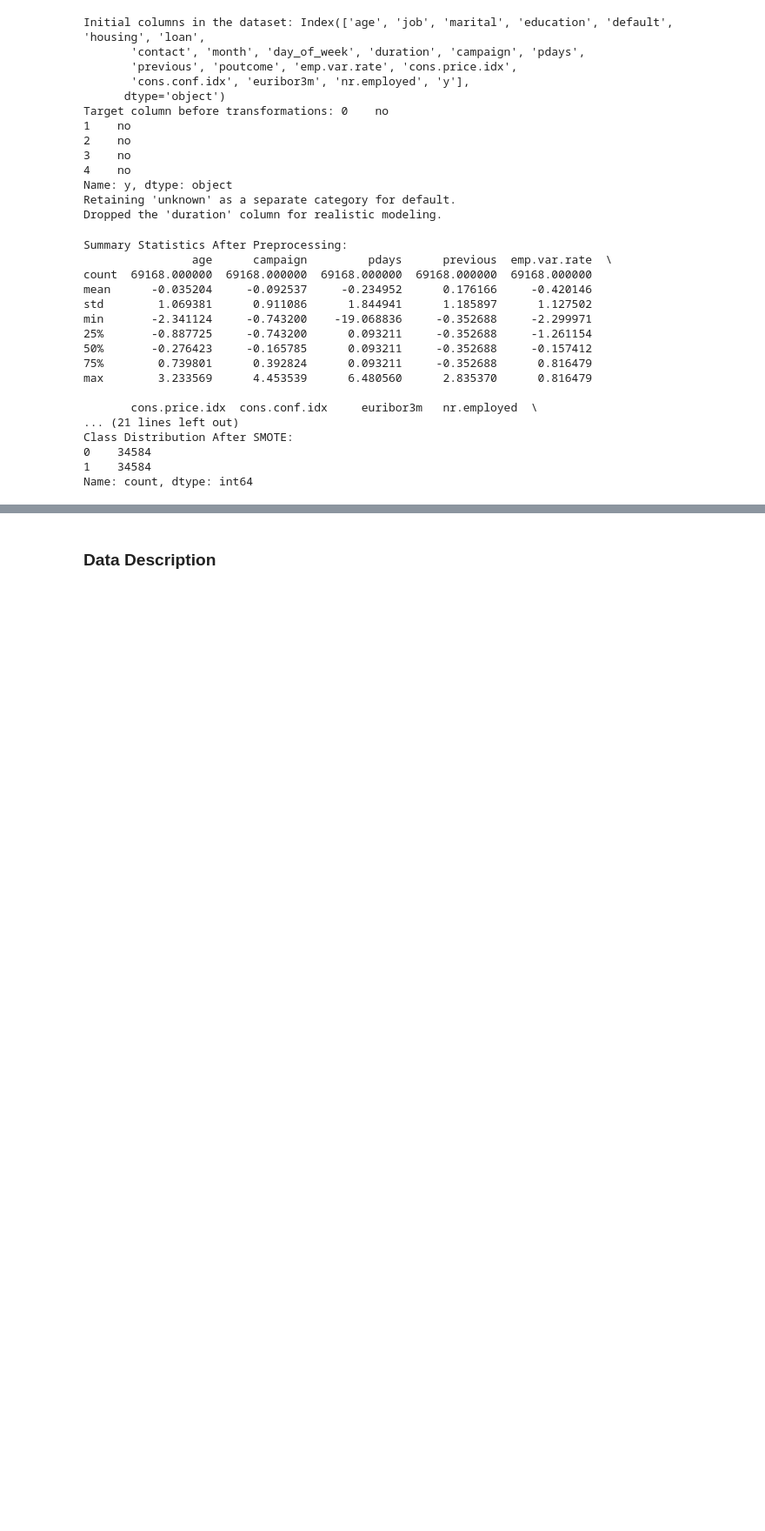
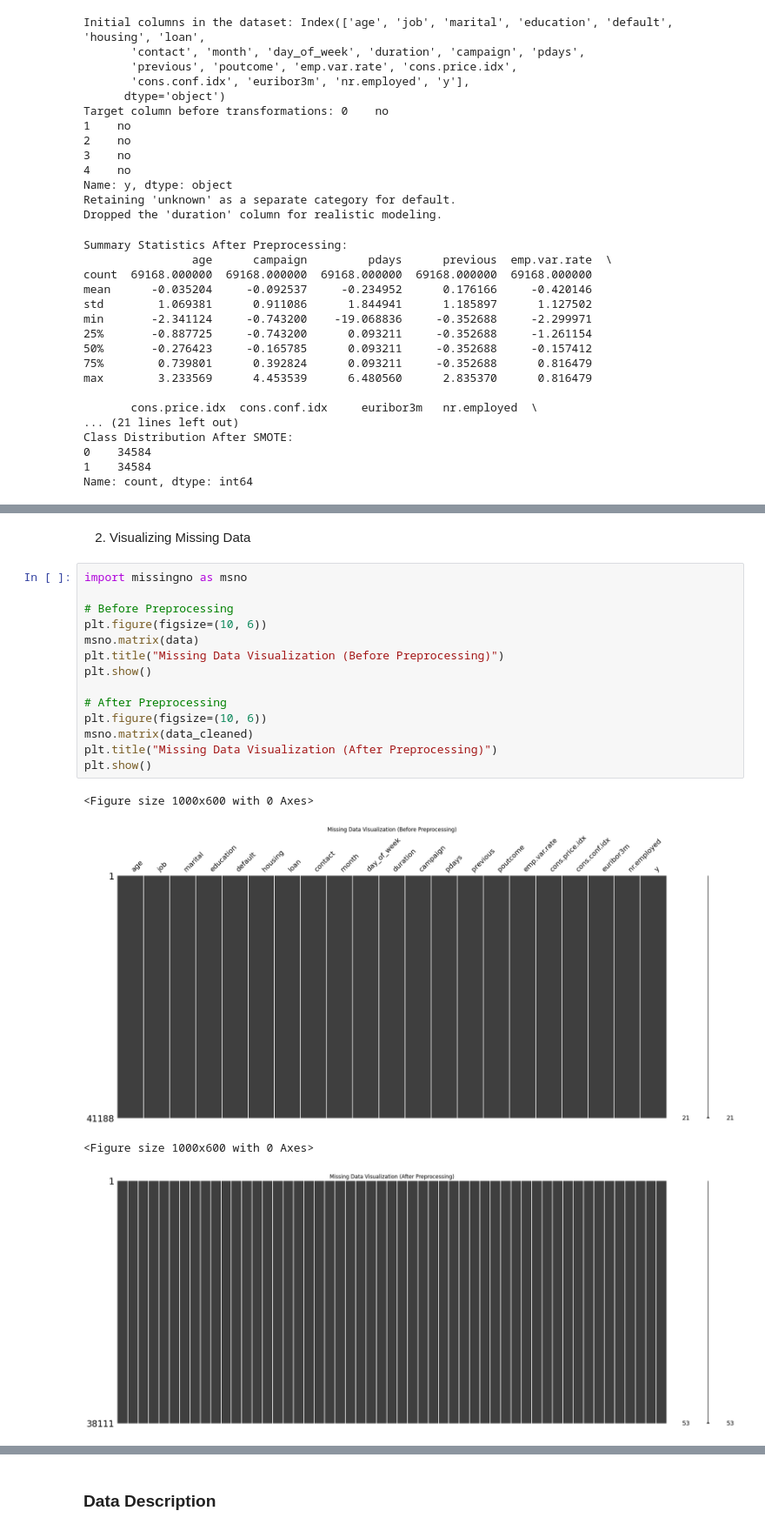
Before and after one commit to Shaithra2107/Bank-Marketing-Prediction-, a Jupyter notebook: Bank_Marketing_Prediction.ipynb, the cells around one changed output, grey strips where cells are left out. Shown at 87% size. Drawn from its saved outputs; the diff is of its cells as text; blank space fills up the shorter version.

```diff
--- a/Bank_Marketing_Prediction.ipynb
+++ b/Bank_Marketing_Prediction.ipynb
@@ -658,0 +657,21 @@ Name: count, dtype: int64
+# %% [markdown]
+2. Visualizing Missing Data
+# %%
+import missingno as msno
+
+# Before Preprocessing
+plt.figure(figsize=(10, 6))
+msno.matrix(data)
+plt.title("Missing Data Visualization (Before Preprocessing)")
+plt.show()
+
+# After Preprocessing
+plt.figure(figsize=(10, 6))
+msno.matrix(data_cleaned)
+plt.title("Missing Data Visualization (After Preprocessing)")
+plt.show()
+# %% [output]
+<Figure size 1000x600 with 0 Axes>
+[figure, added]
+<Figure size 1000x600 with 0 Axes>
+[figure, added]
```
Also changed, not shown: parts of 38 cells of this notebook.
